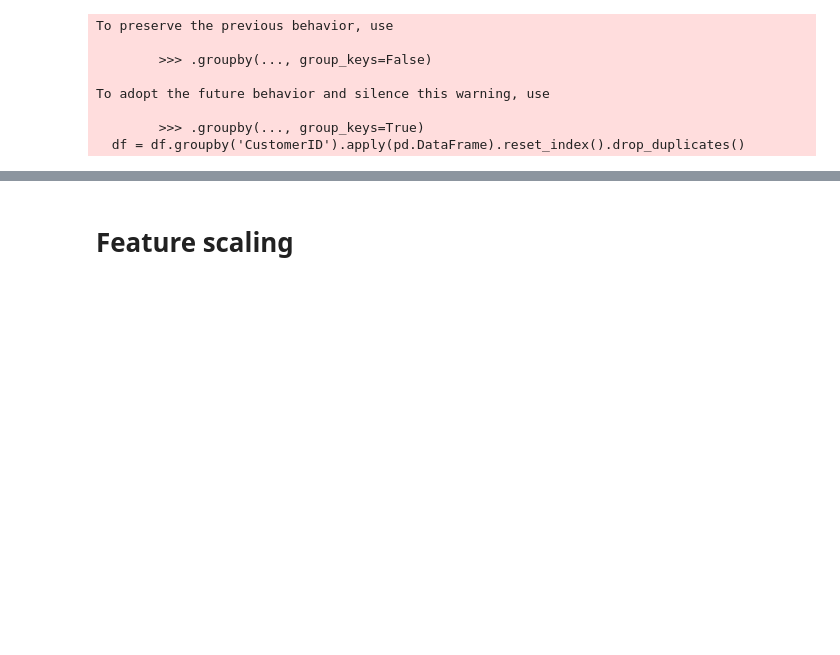
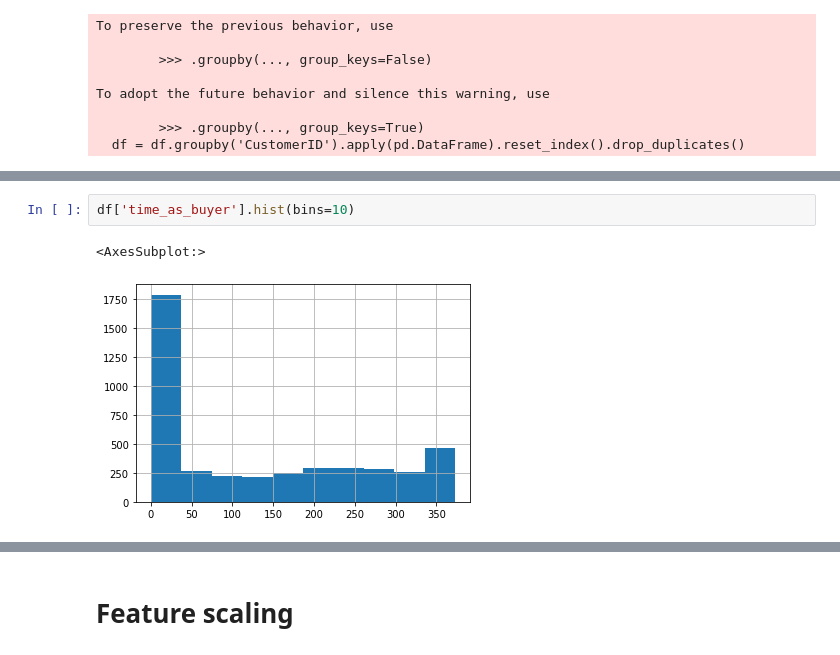
Before and after one commit to NehuenVill/Customer-Segmentation-with-Machine-Learning, a Jupyter notebook: 01_exploration.ipynb, the cells around one changed output, grey strips where cells are left out. Drawn from its saved outputs; the diff is of its cells as text; blank space fills up the shorter version.

```diff
--- a/01_exploration.ipynb
+++ b/01_exploration.ipynb
@@ -198,0 +237,5 @@ df.drop_duplicates()
+# %%
+df['time_as_buyer'].hist(bins=10)
+# %% [output]
+<AxesSubplot:>
+[figure, added]
```
Also changed, not shown: parts of 16 cells of this notebook.
